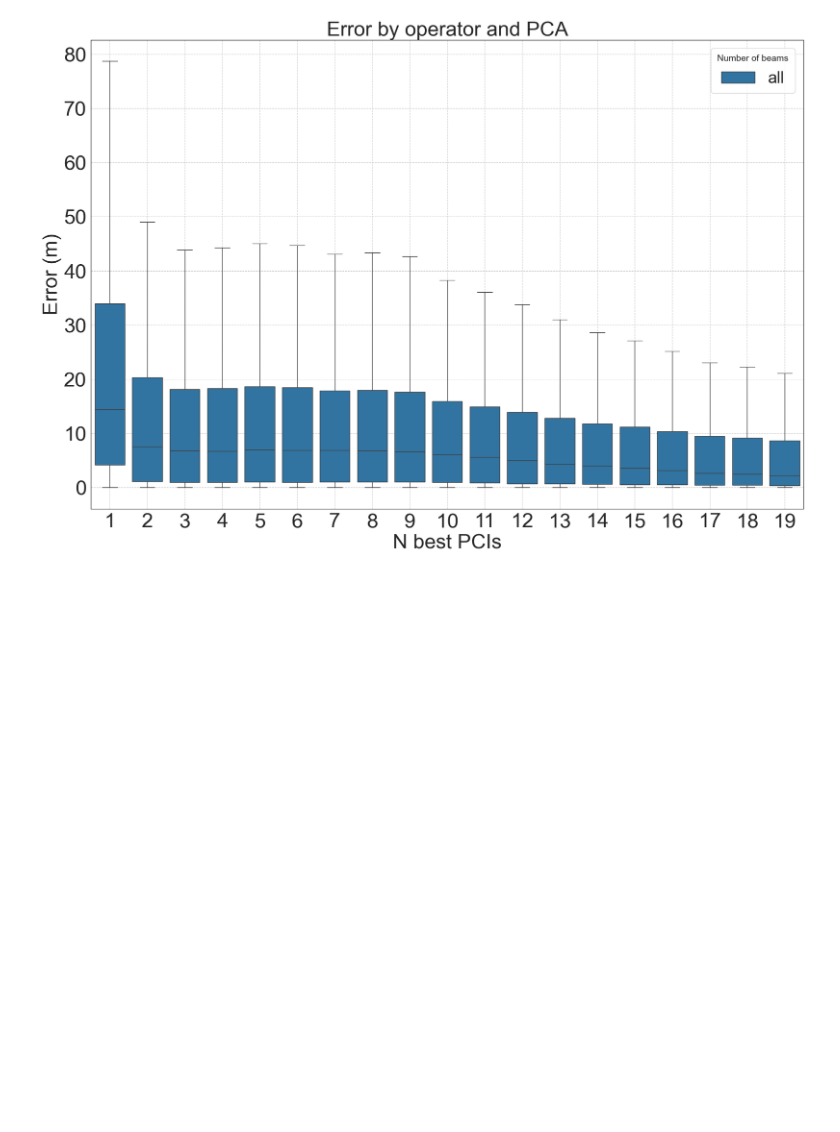
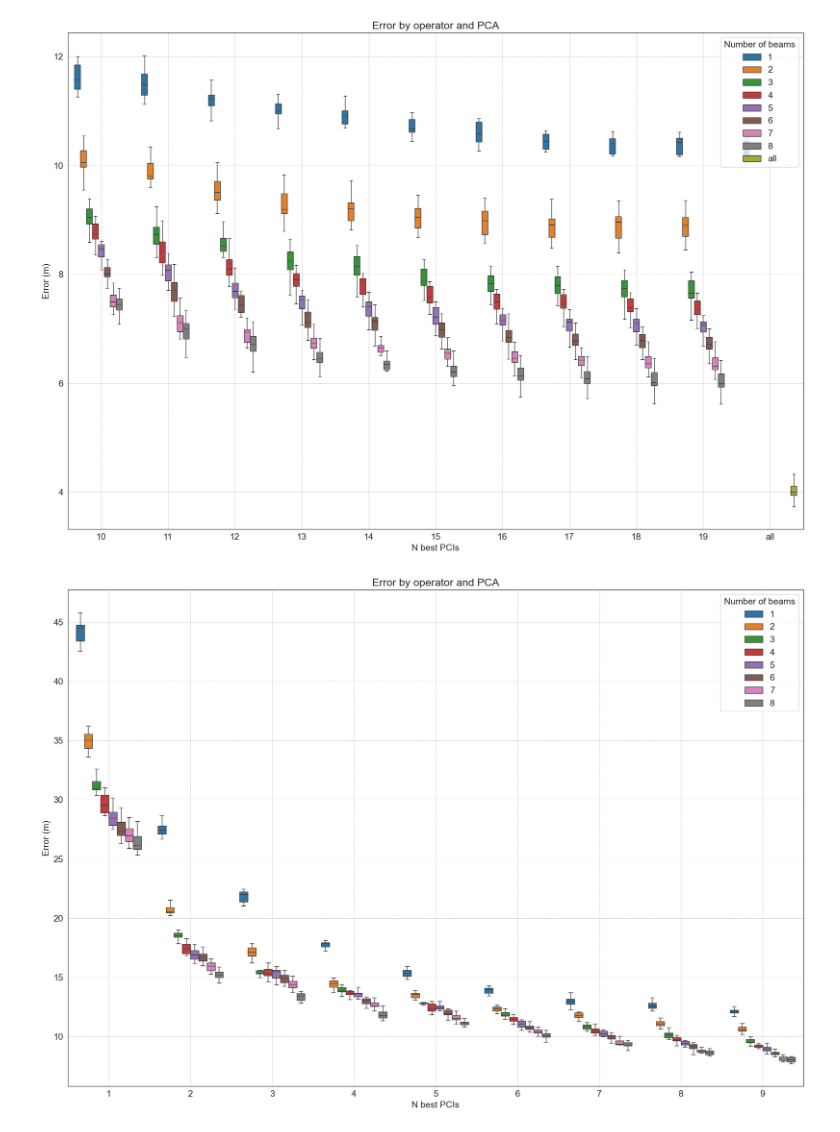
Before and after one commit to Andreas-Espelund/5G_localization, a Jupyter notebook: plotting/plot_beamforming.ipynb, the cells around one changed output. Cells and saved outputs as stored; diff of their text form; code cells hidden in the pictures; blank space fills up the shorter version.

Commit message:
plot beamforming

```diff
--- a/plotting/plot_beamforming.ipynb
+++ b/plotting/plot_beamforming.ipynb
@@ -2,9 +2,10 @@
 import json
 import os
 
+import numpy as np
 import pandas as pd
 
-dir = '../data/results/experiments/new_beam_matching_experiment_4'
+dir = '../data/results/experiments/new_beam_matching_experiment_8'
 
 data_df = pd.read_csv(os.path.join(dir, 'data.csv')).drop(columns=['Unnamed: 0'])
 
@@ -33,7 +34,10 @@ data_df
 res = []
 for group, data in data_df.groupby(['n_best_pcis', 'n_best_beams']):
     errors = data.groupby('run')['errors'].mean().values
-for e in errors:
-    res.append((group[0], group[1], e))
+    complexity = data.groupby('run')['complexity'].mean().values
+    for i in range(errors.shape[0]):
+        res.append((group[0], group[1], errors[i], complexity[i]))
 
-df = pd.DataFrame(res, columns=['n_best_pcis', 'n_best_beams', 'errors'])
+df = pd.DataFrame(res, columns=['n_best_pcis', 'n_best_beams', 'errors', 'complexity'])
+
+df
@@ -41,34 +59,41 @@ df = pd.DataFrame(res, columns=['n_best_pcis', 'n_best_beams', 'errors'])
 import matplotlib.pyplot as plt
 import seaborn as sns
 
 
 def plot(df: pd.DataFrame):
     plt.rcParams.update({"font.size": 14})
 
     plt.figure(figsize=(17, 12))
     sns.set_style("white")
     sns.boxplot(
         data=df,
         x='n_best_pcis',
         y='errors',
         hue='n_best_beams',
         showfliers=False,
     )
 
     # Add labels and title
     plt.xlabel('N best PCIs')
     plt.ylabel('Error (m)')
     plt.title('Error by operator and PCA')
 
     plt.legend(title='Number of beams', loc='upper right')
     plt.grid(linestyle='--')
     plt.tight_layout()
     plt.show()
 
 
 #plot(df[df['n_best_pcis'] == 9])
-#plot(data_df[data_df['n_best_pcis'] >= 5])
-#plot(data_df[data_df['n_best_pcis'] < 5])
-plot(data_df)
+
+highs = [str(i) for i in range(10, 20)] + ['all']
+lows = [str(i) for i in range(1, 10)]
+
+#plot(data_df[data_df['n_best_pcis'].isin(highs)])
+#plot(data_df[data_df['n_best_pcis'].isin(lows)])
+
+plot(df[df['n_best_pcis'].isin(highs)])
+plot(df[df['n_best_pcis'].isin(lows)])
 # %% [output]
-[figure, old version]
+[figure, new version]
+[figure, added]
```
Also changed, not shown: parts of 3 cells of this notebook, 1 other file.
